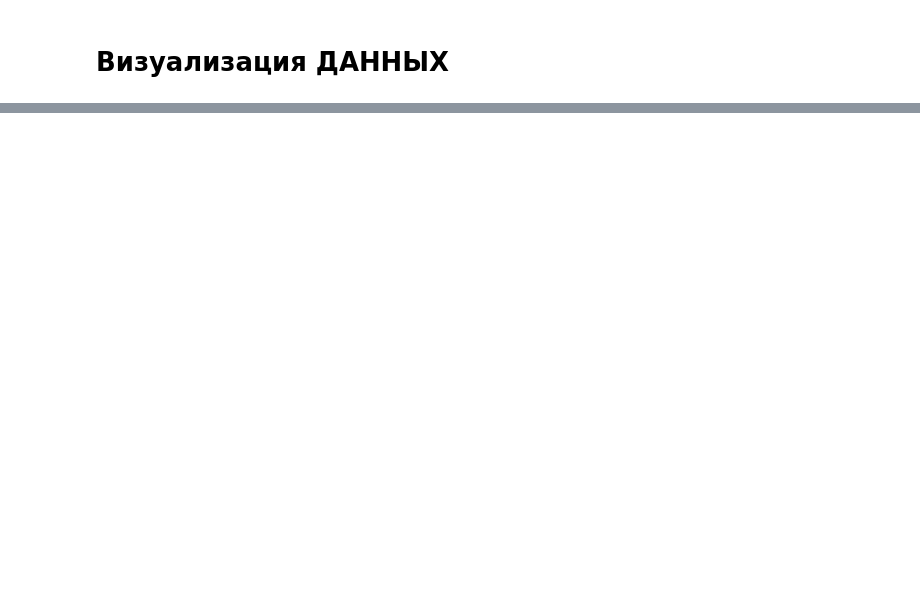
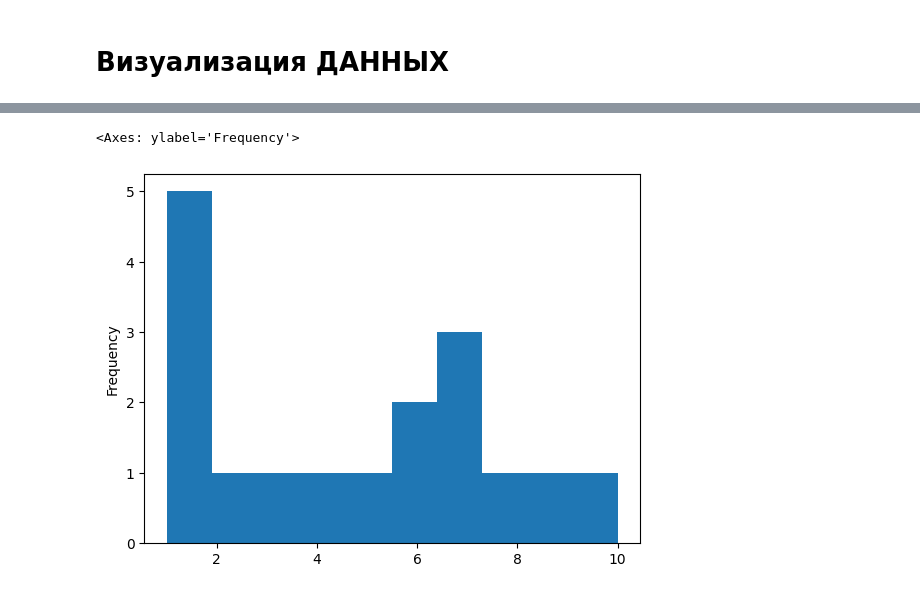
Before and after one commit to Netdaem0n/ALG_data_analyze, a Jupyter notebook: notebooks/lesson_5.ipynb, the cells around one changed output, grey strips where cells are left out. Saved outputs shown, nothing was run; the diff lists cells and outputs as text; code cells hidden in the pictures; blank space fills up the shorter version.

```diff
--- a/notebooks/lesson_5.ipynb
+++ b/notebooks/lesson_5.ipynb
@@ -15,0 +36,7 @@ df1.head()
+# %%
+df_test = pd.Series([1, 1, 1, 1, 1, 2, 3, 4, 5, 6, 6, 7, 7, 7, 8, 9, 10])
+# %%
+df_test.plot(kind = 'hist')
+# %% [output]
+<Axes: ylabel='Frequency'>
+[figure, added]
```
Also changed, not shown: parts of 21 cells of this notebook.
